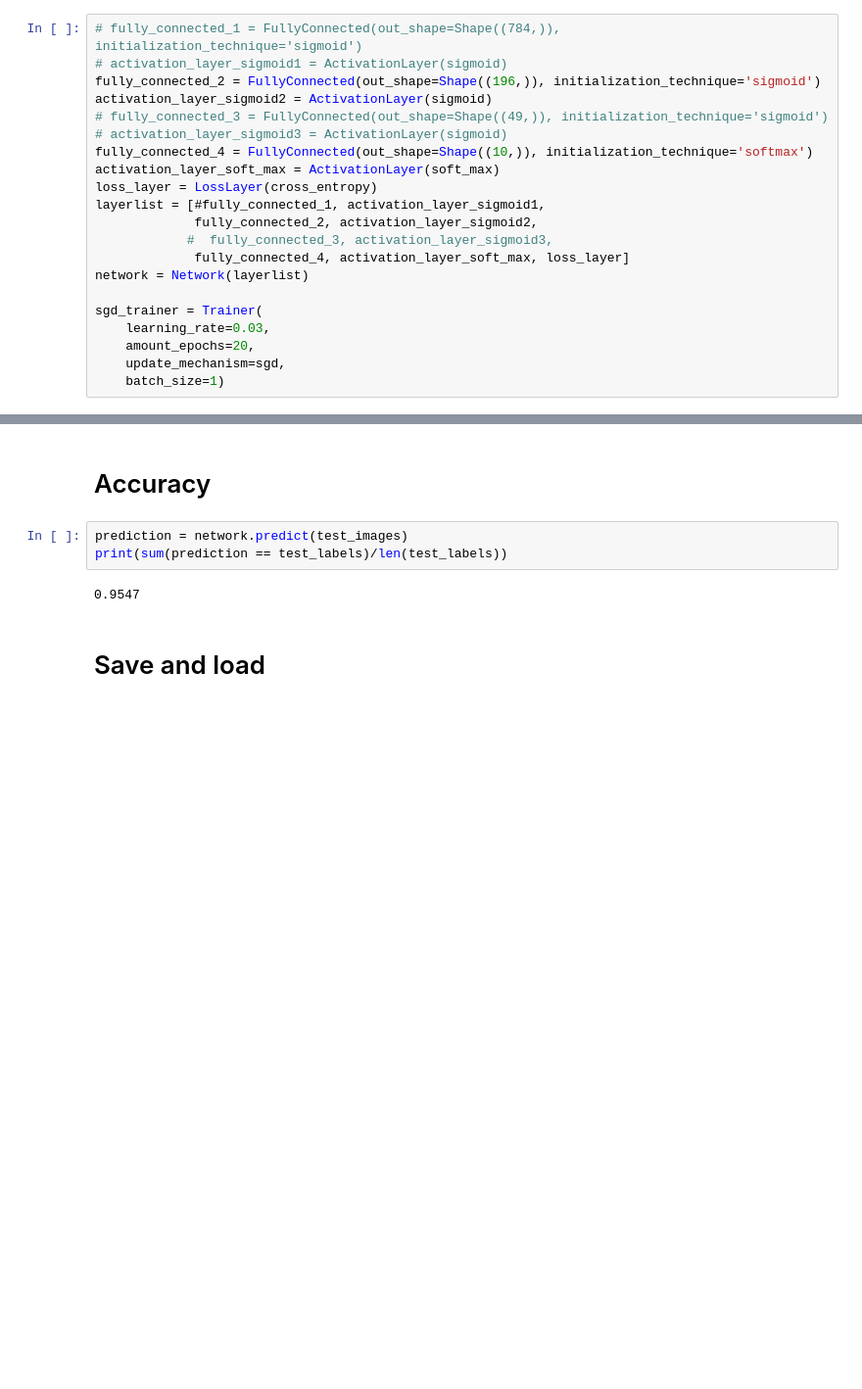
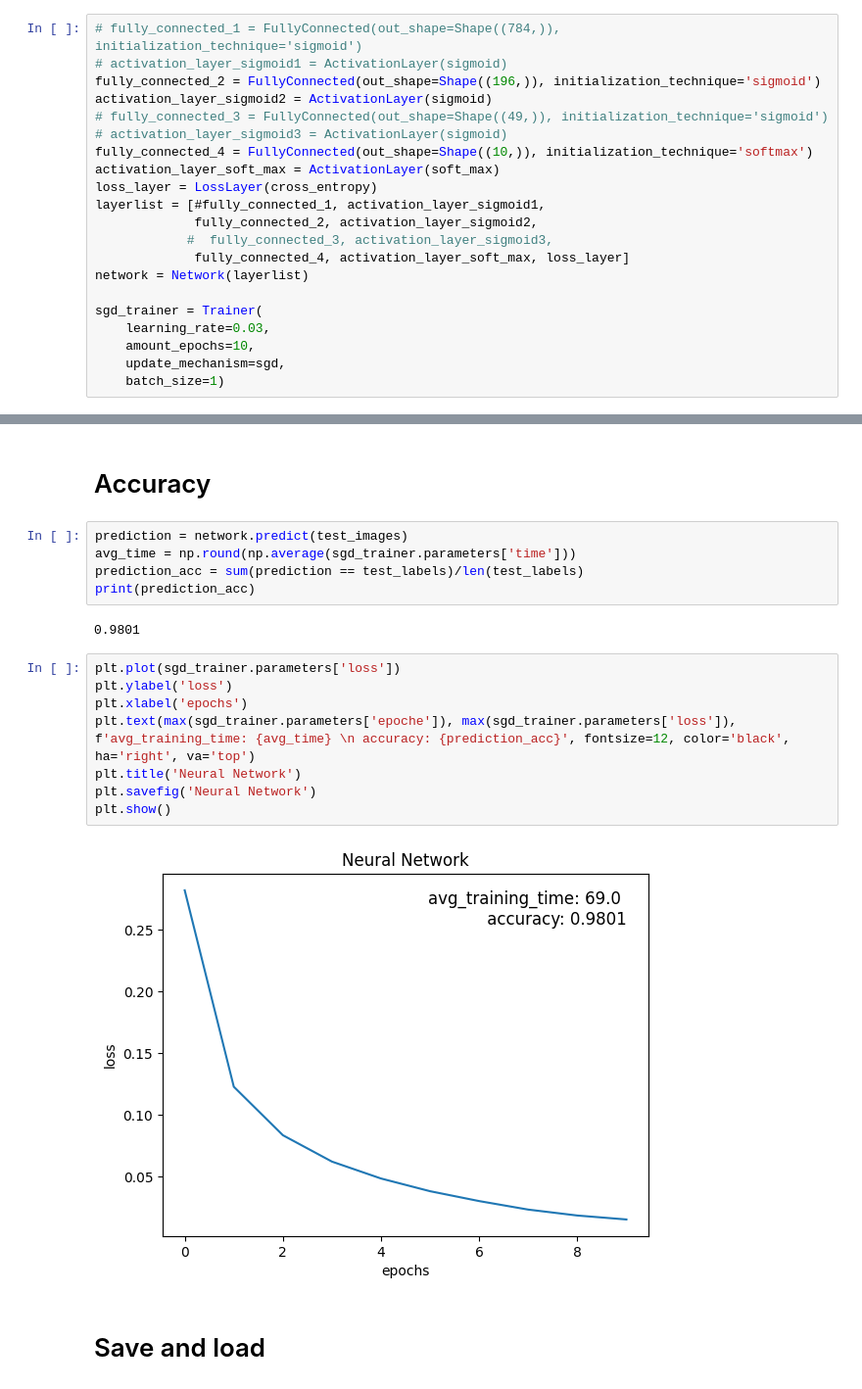
Before and after one commit to michel-wue/pnn, a Jupyter notebook: testing.ipynb, the cells around one changed output, grey strips where cells are left out. Shown at 98% size. Cells and saved outputs as stored; diff of their text form; blank space fills up the shorter version.

```diff
--- a/testing.ipynb
+++ b/testing.ipynb
@@ -48,7 +51,7 @@ network = Network(layerlist)
 
 sgd_trainer = Trainer(
     learning_rate=0.03,
-    amount_epochs=20,
+    amount_epochs=10,
     update_mechanism=sgd,
     batch_size=1)
 # %%
@@ -60,9 +71,21 @@ KeyboardInterrupt:
 # Accuracy
 # %%
 prediction = network.predict(test_images)
-print(sum(prediction == test_labels)/len(test_labels))
+avg_time = np.round(np.average(sgd_trainer.parameters['time']))
+prediction_acc = sum(prediction == test_labels)/len(test_labels)
+print(prediction_acc)
 # %% [output]
-0.9547
+0.9801
+# %%
+plt.plot(sgd_trainer.parameters['loss'])
+plt.ylabel('loss')
+plt.xlabel('epochs')
+plt.text(max(sgd_trainer.parameters['epoche']), max(sgd_trainer.parameters['loss']), f'avg_training_time: {avg_time} \n accuracy: {prediction_acc}', fontsize=12, color='black', ha='right', va='top')
+plt.title('Neural Network')
+plt.savefig('Neural Network')
+plt.show()
+# %% [output]
+[figure, added]
 # %% [markdown]
 # Save and load
 # %%
```
Also changed, not shown: parts of 3 cells of this notebook, 13 other files.
